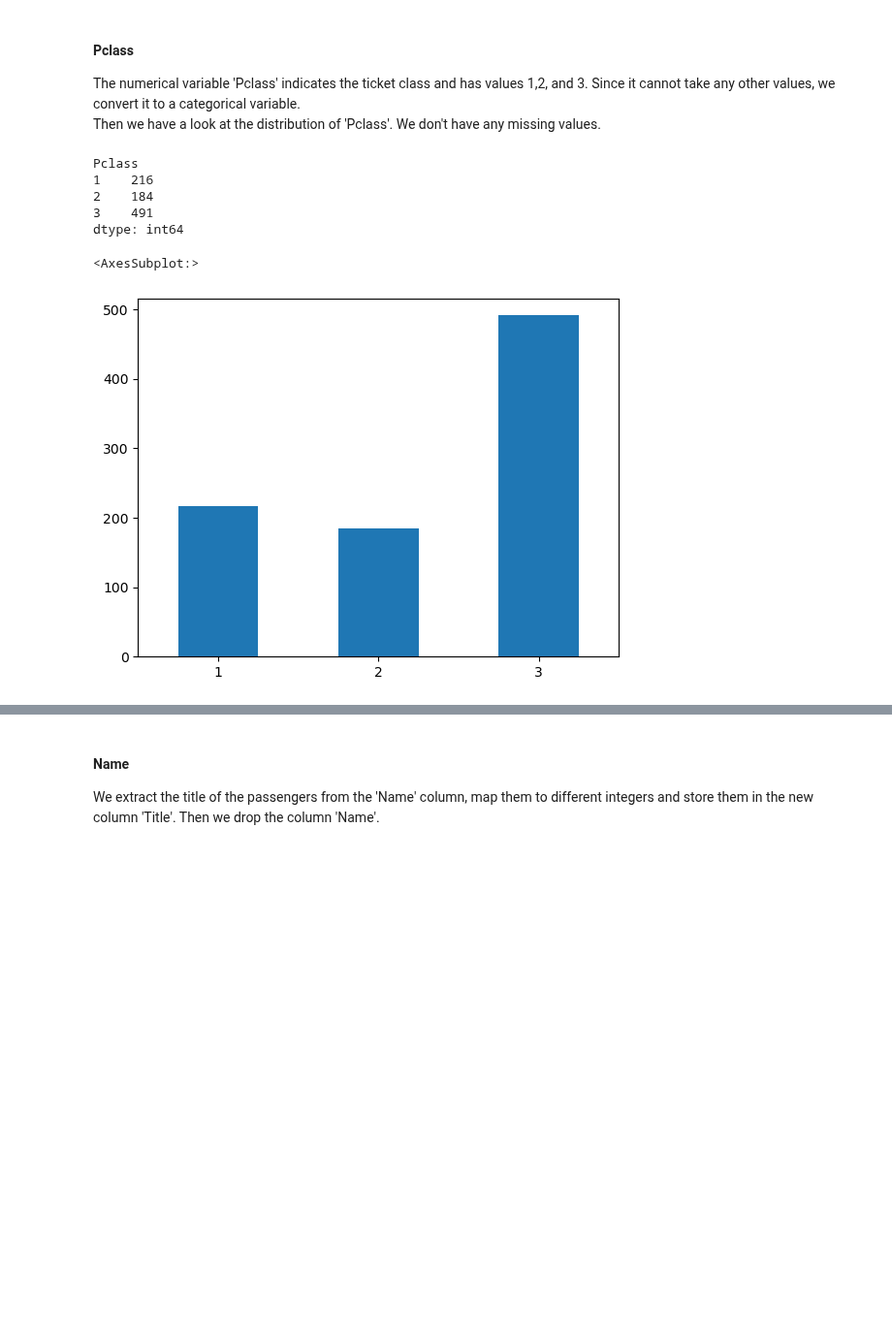
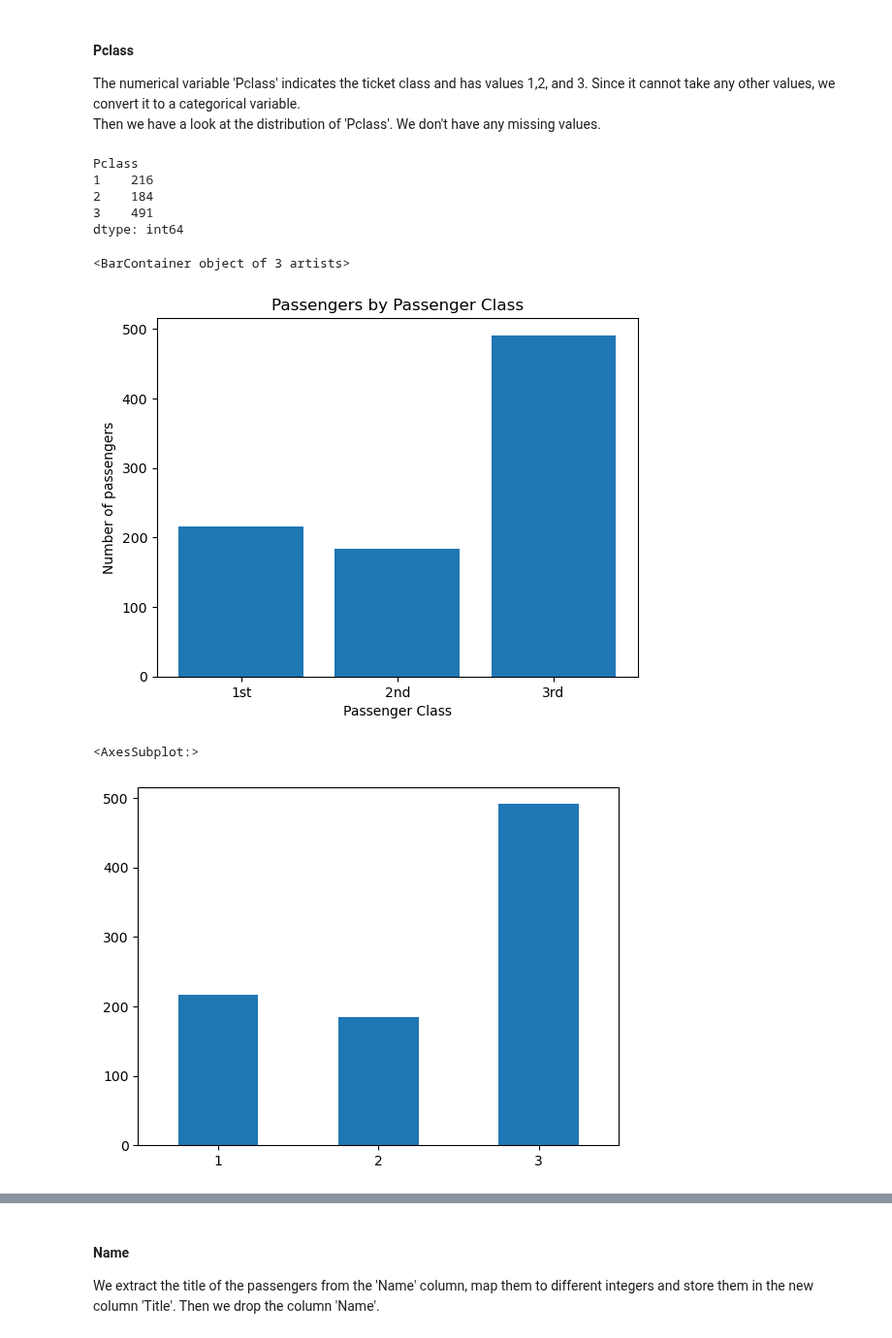
Before and after one commit to mariusjb/dm1-titanic, a Jupyter notebook: preprocessing.ipynb, the cells around one changed output, grey strips where cells are left out. Shown at 97% size. Drawn from its saved outputs; the diff is of its cells as text; code cells hidden in the pictures; blank space fills up the shorter version.

```diff
--- a/preprocessing.ipynb
+++ b/preprocessing.ipynb
@@ -73,18 +112,30 @@ df.drop("PassengerId", inplace=True, axis=1)
 #### Pclass
 The numerical variable 'Pclass' indicates the ticket class and has values 1,2, and 3. Since it cannot take any other values,  we convert it to a categorical variable.
 Then we have a look at the distribution of 'Pclass'. We don't have any missing values.
+# %%
+# distribution
+print(df.groupby('Pclass').size())
+#1: 24.24%, 2: 20.65%, 3: 55.11%
+# %% [output]
+Pclass
+1    216
+2    184
+3    491
+dtype: int64
+# %%
+plt.xlabel('Passenger Class')
+plt.ylabel('Number of passengers')
+plt.title('Passengers by Passenger Class')
+plt.xticks(np.arange(3), ('1st', '2nd', '3rd'))
+plt.bar(np.arange(3), df.groupby('Pclass').count()['Name'])
+# %% [output]
+<BarContainer object of 3 artists>
+[figure, added]
 # %%
 # change datatype from integer to object
 df['Pclass'] = df['Pclass'].astype(object)
 
-# distribution
-print(df.groupby('Pclass').size())
 df['Pclass'].value_counts().loc[[1,2,3]].plot(kind='bar', rot = 0)
 # %% [output]
-Pclass
-1    216
-2    184
-3    491
-dtype: int64
+<AxesSubplot:>
-<AxesSubplot:>
 [figure]
```
Also changed, not shown: parts of 33 cells of this notebook.
